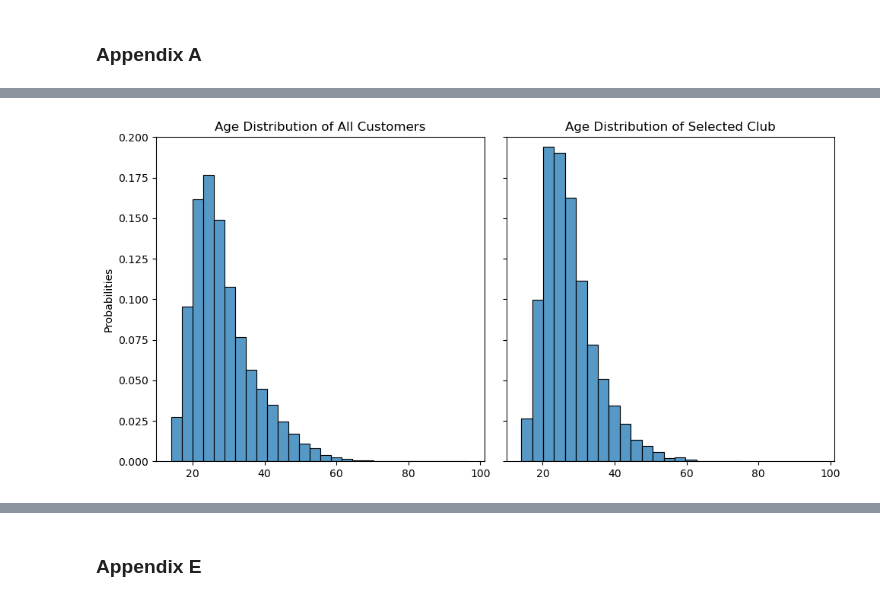
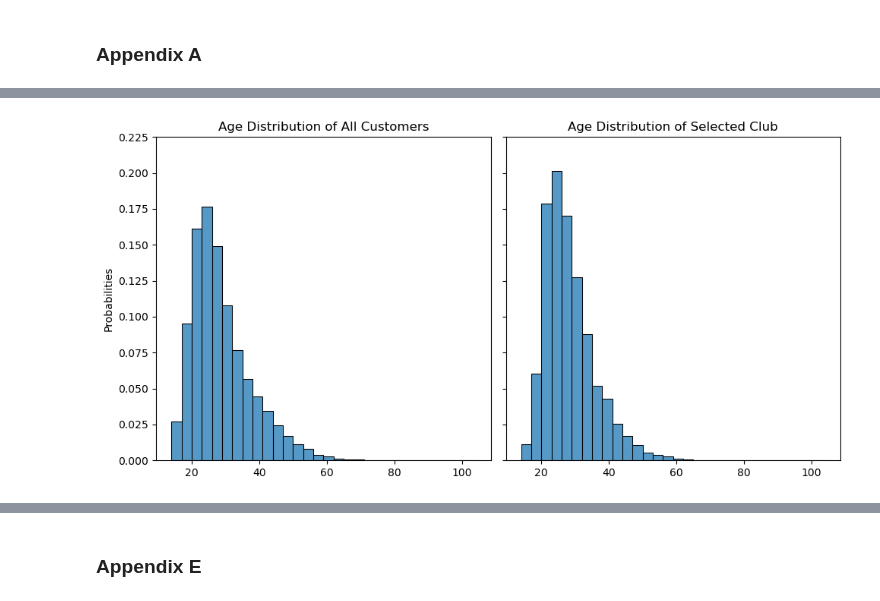
Before and after one commit to egedemirci/From-Occasional-to-Steady-Habit-Formation-Insights-From-a-Comprehensive-Fitness-Study, a Jupyter notebook: Figures.ipynb, the cells around one changed output, grey strips where cells are left out. Saved outputs shown, nothing was run; the diff lists cells and outputs as text; code cells hidden in the pictures.

Commit message:
Extract data from figures 1, appendix A

```diff
--- a/Figures.ipynb
+++ b/Figures.ipynb
@@ -315,6 +331,11 @@ for i, cluster in enumerate(cluster_order):
     age_counts["Type"] = "Age Category"
 
     combined_counts = pd.concat([gender_counts, age_counts])
+
+    """combined_counts[["Category", "Count"]].to_csv(
+        i + f"6_weeks_{cluster.lower()}_cluster_deviations_from_average.csv", index=False
+    )"""
+
     plt.figure(figsize=(6, 4))
     barplot = sns.barplot(
         data=combined_counts,
@@ -352,7 +373,7 @@ for i, cluster in enumerate(cluster_order):
 
     plt.tight_layout()
     plt.show()
-    # plt.savefig(f"./cluster_analysis/deviations_{cluster.lower()}.png", dpi=1000)
+    # plt.savefig(i + f"cluster_analysis/deviations_{cluster.lower()}.png", dpi=1000)
     plt.close()
 # %% [output]
 [figure]
@@ -925,62 +1077,67 @@ plt.show()
 # %% [markdown]
 ### Appendix A
 # %%
+# Shared bin settings
 cstmr = pd.read_csv(DATA_PREFIX + "cstmr_june_22_dowhy.csv")
 vsts = pd.read_csv(DATA_PREFIX + "all_vsts_202401.csv")
 
 users = list(cstmr.USER_ID)
 
 vsts = vsts[vsts["USER_ID"].isin(users)]
-print("# of Users:", len(users))
-print("# of Visits:", len(vsts))
 trump_cst = cstmr[cstmr["CLUB_ID"] == 51]
+
+binwidth = 3
+min_age = min(cstmr["AGE"].min(), trump_cst["AGE"].min())
+max_age = max(cstmr["AGE"].max(), trump_cst["AGE"].max())
+
+# Adjust max_age to ensure the final bin includes the max value
+max_age = binwidth * (int(np.ceil(max_age / binwidth)) + 1)
+
+bin_edges = np.arange(min_age, max_age + binwidth, binwidth)
+
+# Create the plots
 fig, ax = plt.subplots(1, 2, figsize=(10, 5), sharex=True, sharey=True)
-sns.histplot(ax=ax[0], data=cstmr, x="AGE", binwidth=3, stat="probability")
-sns.histplot(ax=ax[1], data=trump_cst, x="AGE", binwidth=3, stat="probability")
+hist1 = sns.histplot(ax=ax[0], data=cstmr, x="AGE", bins=bin_edges, stat="probability")
+hist2 = sns.histplot(
+    ax=ax[1], data=trump_cst, x="AGE", bins=bin_edges, stat="probability"
+)
+
+# Labels and layout
 ax[0].set_title("Age Distribution of All Customers")
 ax[0].set_ylabel("Probabilities")
 ax[1].set_title("Age Distribution of Selected Club")
 ax[1].set_ylabel("")
 ax[0].set_xlabel("")
 ax[1].set_xlabel("")
-ax[0].set_ylim(0, 0.2)
+ax[0].set_ylim(0, 0.225)
 plt.tight_layout()
 plt.show()
-# plt.savefig("/Users/efetuzun/Downloads/all_vs_club_x_age.pdf", dpi=800)
-palette = sns.color_palette()
-
-p = {"Male": palette[0], "Female": palette[3]}
-
-fig, axs = plt.subplots(1, 2, figsize=(10, 5), sharex=True)
-sns.countplot(ax=axs[0], data=cstmr, x="SEX", palette=p)
-sns.countplot(ax=axs[1], data=trump_cst, x="SEX", palette=p)
-axs[0].set_title("Gender Distribution of All Customers")
-axs[0].set_ylabel("Percentages")
-axs[1].set_title("Gender Distribution of Selected Club")
-axs[1].set_ylabel("")
-axs[0].set_xlabel("")
-axs[1].set_xlabel("")
-axs[0].set_yticks([])
-axs[1].set_yticks([])
-axs[1].set_ylim(0, 3500)
-
-tot = [len(cstmr), len(trump_cst)]
-
-for i, ax in enumerate(axs):
-    for patch in ax.patches:
-        height = patch.get_height()
-        perc = round((height / tot[i]) * 100, 2)
-        ax.annotate(
-            f"{perc}%",
-            (patch.get_x() + patch.get_width() / 2, height / 2),
-            ha="center",
-            va="bottom",
-            fontsize=15,
-            color="white",
-        )
 
 
-plt.tight_layout()
-plt.show()
-# plt.savefig("/Users/efetuzun/Downloads/all_vs_x_club_gender.pdf", dpi=800)
+# Function to extract histogram data
+def extract_histogram_data(ax, filename):
+    bins = []
+    heights = []
+
+    for patch in ax.patches:
+        x = patch.get_x()
+        width = patch.get_width()
+        height = patch.get_height()
+        bins.append((x, x + width))
+        heights.append(height)
+
+    df = pd.DataFrame(
+        {
+            "bin_start": [b[0] for b in bins],
+            "bin_end": [b[1] for b in bins],
+            "probability": heights,
+        }
+    )
+
+    df.to_csv(filename, index=False)
+
+
+# Save CSVs
+extract_histogram_data(hist1.axes, "all_customers_age_distribution.csv")
+extract_histogram_data(hist2.axes, "selected_club_age_distribution.csv")
 # %% [output]
@@ -989 +1144 @@ plt.show()
-[figure, old version]
+[figure, new version]
```
Also changed, not shown: parts of 25 cells of this notebook, 14 other files.
